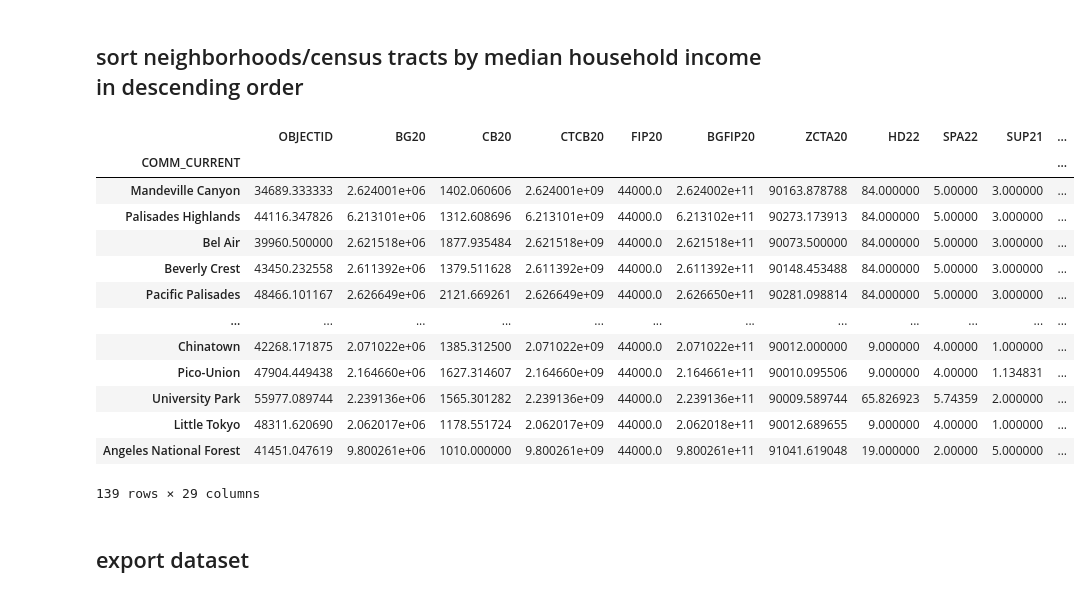
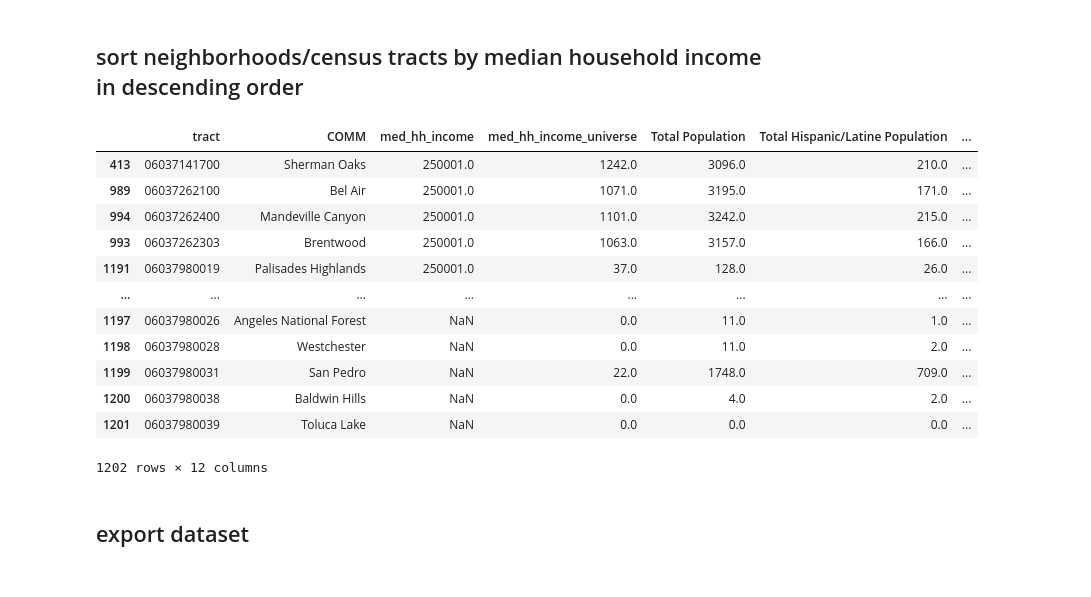
Before and after one commit to jabner120/GIS-group, a Jupyter notebook: Group Assignments/jabner120_v2.ipynb, the cells around one changed output. Drawn from its saved outputs; the diff is of its cells as text; code cells hidden in the pictures.

```diff
--- a/Group Assignments/jabner120_v2.ipynb
+++ b/Group Assignments/jabner120_v2.ipynb
@@ -445,5 +532,5 @@ neighborhoods
 # %%
-neighborhood_IncRace=neighborhoods.merge(ct_IncRace,on="tract")
+neighborhood_IncRace=neighborhoods.merge(ct_collapsed,on="tract")
 neighborhood_IncRace
 # %% [output]
 |  | OBJECTID | State | COUNTY | CT20 | BG20 | CB20 | CTCB20 | FEAT_TYPE | FIP20 | BGFIP20 | ... | ... |
@@ -502,0 +616,18 @@ LAneighborhood_IncRace
+# %%
+columns_keptv3 = ['COMM',
+                          'CITY_CURRENT',
+                          'COMM_CURRENT',
+                          'tract',
+                          'med_hh_income',
+                          'med_hh_income_universe',
+                          'Total Population',
+                       'Total Hispanic/Latine Population',
+                       'Total Non-Hispanic/Latine Population',
+                       'Total Non-Hispanic/Latine Population, One Race',
+                       'Total White, Non-Hispanic/Latine',
+                       'Total Black, Non-Hispanic/Latine',
+                       'Total American Indian/American Native, Non-Hispanic/Latine',
+                       'Total Asian, Non-Hispanic/Latine']
+# %%
+LAneighborhood_IncRace_v2 = LAneighborhood_IncRace[columns_keptv3]
+LAneighborhood_IncRace_v2
@@ -502,0 +670,3 @@ LAneighborhood_IncRace
+# %%
+LAneighborhood_IncRace_collapsed = LAneighborhood_IncRace_v2.groupby(['tract', 'COMM']).mean('med_hh_income').reset_index()
+LAneighborhood_IncRace_collapsed
@@ -545,23 +689,22 @@ neighborhoods_collapsed.to_csv('merged/neighborhoods_collapsed.csv')
 # %% [markdown]
 ## sort neighborhoods/census tracts by median household income in descending order
 # %%
-neighborhoods_collapsed = neighborhoods_collapsed.sort_values(by='med_hh_income', ascending = False)
-neighborhoods_collapsed
+LAneighborhood_ascend = LAneighborhood_IncRace_collapsed.sort_values(by='med_hh_income', ascending = False)
+LAneighborhood_ascend
 # %% [output]
-|  | OBJECTID | BG20 | CB20 | CTCB20 | FIP20 | BGFIP20 | ZCTA20 | HD22 | SPA22 | SUP21 | ... |
-| COMM_CURRENT |  |  |  |  |  |  |  |  |  |  | ... |
-| Mandeville Canyon | 34689.333333 | 2.624001e+06 | 1402.060606 | 2.624001e+09 | 44000.0 | 2.624002e+11 | 90163.878788 | 84.000000 | 5.00000 | 3.000000 | ... |
-| Palisades Highlands | 44116.347826 | 6.213101e+06 | 1312.608696 | 6.213101e+09 | 44000.0 | 6.213102e+11 | 90273.173913 | 84.000000 | 5.00000 | 3.000000 | ... |
-| Bel Air | 39960.500000 | 2.621518e+06 | 1877.935484 | 2.621518e+09 | 44000.0 | 2.621518e+11 | 90073.500000 | 84.000000 | 5.00000 | 3.000000 | ... |
-| Beverly Crest | 43450.232558 | 2.611392e+06 | 1379.511628 | 2.611392e+09 | 44000.0 | 2.611392e+11 | 90148.453488 | 84.000000 | 5.00000 | 3.000000 | ... |
-| Pacific Palisades | 48466.101167 | 2.626649e+06 | 2121.669261 | 2.626649e+09 | 44000.0 | 2.626650e+11 | 90281.098814 | 84.000000 | 5.00000 | 3.000000 | ... |
-| ... | ... | ... | ... | ... | ... | ... | ... | ... | ... | ... | ... |
-| Chinatown | 42268.171875 | 2.071022e+06 | 1385.312500 | 2.071022e+09 | 44000.0 | 2.071022e+11 | 90012.000000 | 9.000000 | 4.00000 | 1.000000 | ... |
-| Pico-Union | 47904.449438 | 2.164660e+06 | 1627.314607 | 2.164660e+09 | 44000.0 | 2.164661e+11 | 90010.095506 | 9.000000 | 4.00000 | 1.134831 | ... |
-| University Park | 55977.089744 | 2.239136e+06 | 1565.301282 | 2.239136e+09 | 44000.0 | 2.239136e+11 | 90009.589744 | 65.826923 | 5.74359 | 2.000000 | ... |
-| Little Tokyo | 48311.620690 | 2.062017e+06 | 1178.551724 | 2.062017e+09 | 44000.0 | 2.062018e+11 | 90012.689655 | 9.000000 | 4.00000 | 1.000000 | ... |
-| Angeles National Forest | 41451.047619 | 9.800261e+06 | 1010.000000 | 9.800261e+09 | 44000.0 | 9.800261e+11 | 91041.619048 | 19.000000 | 2.00000 | 5.000000 | ... |
+|  | tract | COMM | med_hh_income | med_hh_income_universe | Total Population | Total Hispanic/Latine Population | ... |
+| 413 | 06037141700 | Sherman Oaks | 250001.0 | 1242.0 | 3096.0 | 210.0 | ... |
+| 989 | 06037262100 | Bel Air | 250001.0 | 1071.0 | 3195.0 | 171.0 | ... |
+| 994 | 06037262400 | Mandeville Canyon | 250001.0 | 1101.0 | 3242.0 | 215.0 | ... |
+| 993 | 06037262303 | Brentwood | 250001.0 | 1063.0 | 3157.0 | 166.0 | ... |
+| 1191 | 06037980019 | Palisades Highlands | 250001.0 | 37.0 | 128.0 | 26.0 | ... |
+| ... | ... | ... | ... | ... | ... | ... | ... |
+| 1197 | 06037980026 | Angeles National Forest | NaN | 0.0 | 11.0 | 1.0 | ... |
+| 1198 | 06037980028 | Westchester | NaN | 0.0 | 11.0 | 2.0 | ... |
+| 1199 | 06037980031 | San Pedro | NaN | 22.0 | 1748.0 | 709.0 | ... |
+| 1200 | 06037980038 | Baldwin Hills | NaN | 0.0 | 4.0 | 2.0 | ... |
+| 1201 | 06037980039 | Toluca Lake | NaN | 0.0 | 0.0 | 0.0 | ... |
-139 rows × 29 columns
+1202 rows × 12 columns
 # %% [markdown]
 ## export dataset
 # %%
```
Also changed, not shown: parts of 26 cells of this notebook.
